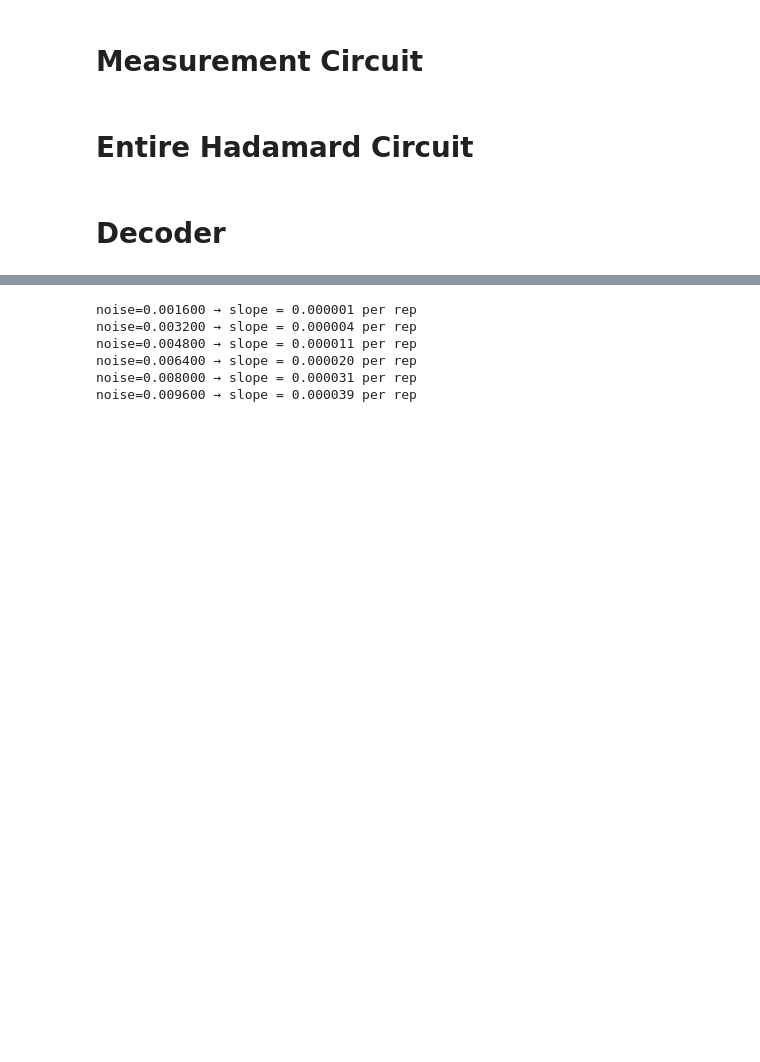
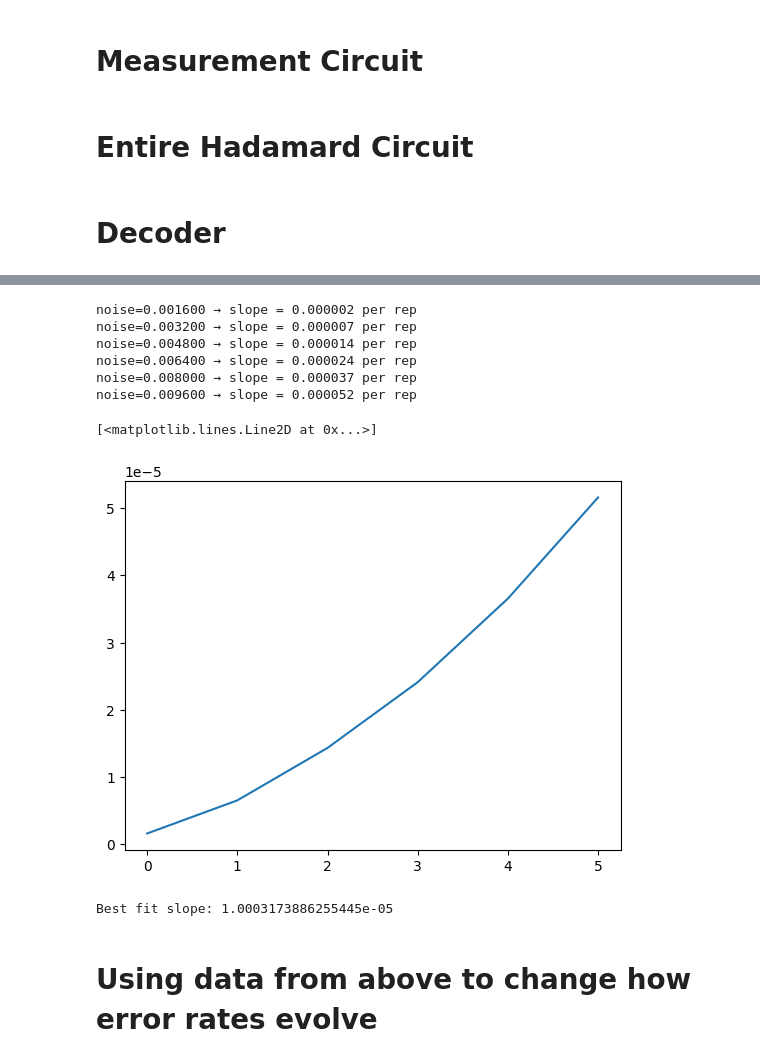
Before and after one commit to Sal7ySalt/Smallest-MSD-Protocol, a Jupyter notebook: Steane/logical_error_rate_hadamard.ipynb, the cells around one changed output, grey strips where cells are left out. Saved outputs shown, nothing was run; the diff lists cells and outputs as text; code cells hidden in the pictures; blank space fills up the shorter version.

```diff
--- a/Steane/logical_error_rate_hadamard.ipynb
+++ b/Steane/logical_error_rate_hadamard.ipynb
@@ -155,5 +155,5 @@ plt.show()
 # %%
-x = np.array(list(range(1, 14, 4)))
+x = np.array(list(range(1, 162, 40)))
 slopes = []
 
 for k, noise in enumerate(two_qubit_noise):
@@ -162,9 +162,26 @@ for k, noise in enumerate(two_qubit_noise):
     slopes.append(m)
     print(f"noise={noise:0.6f} → slope = {m:.6f} per rep")
 # %% [output]
-noise=0.001600 → slope = 0.000001 per rep
-noise=0.003200 → slope = 0.000004 per rep
-noise=0.004800 → slope = 0.000011 per rep
-noise=0.006400 → slope = 0.000020 per rep
-noise=0.008000 → slope = 0.000031 per rep
-noise=0.009600 → slope = 0.000039 per rep
+noise=0.001600 → slope = 0.000002 per rep
+noise=0.003200 → slope = 0.000007 per rep
+noise=0.004800 → slope = 0.000014 per rep
+noise=0.006400 → slope = 0.000024 per rep
+noise=0.008000 → slope = 0.000037 per rep
+noise=0.009600 → slope = 0.000052 per rep
+# %%
+x_num = [p for p in range(6)]
+plt.plot(x_num, slopes)
+# %% [output]
+[<matplotlib.lines.Line2D at 0x...>]
+[figure, added]
+# %%
+x_arr = np.array(x_num, dtype=float)
+y_arr = np.array(slopes, dtype=float)
+
+coeffs = np.polyfit(x_arr, y_arr, 1)  # degree 1 polynomial fit
+slope_fit, intercept_fit = coeffs
+print("Best fit slope:", slope_fit)
+# %% [output]
+Best fit slope: 1.0003173886255445e-05
+# %% [markdown]
+# Using data from above to change how error rates evolve
```
Also changed, not shown: parts of 5 cells of this notebook, 5 other files.
